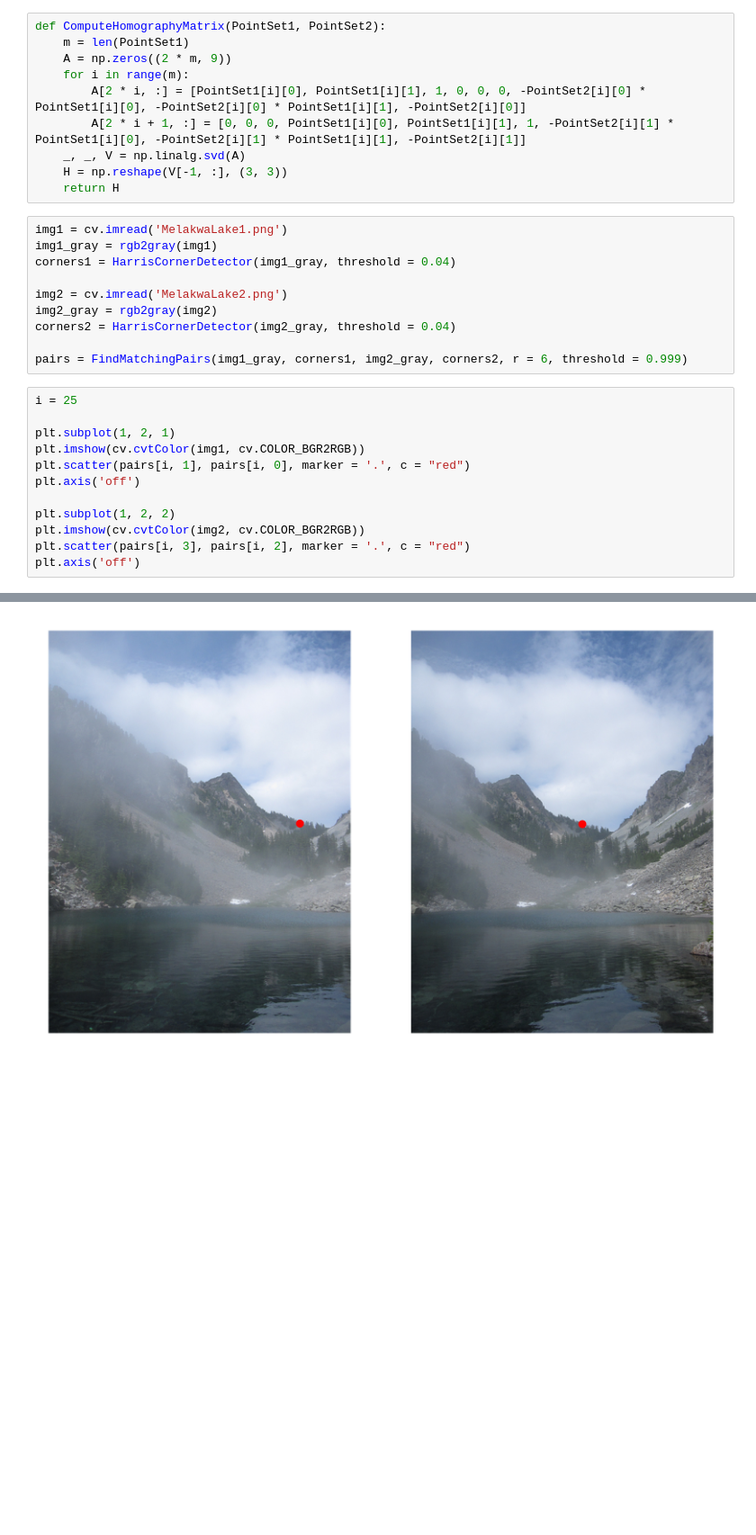
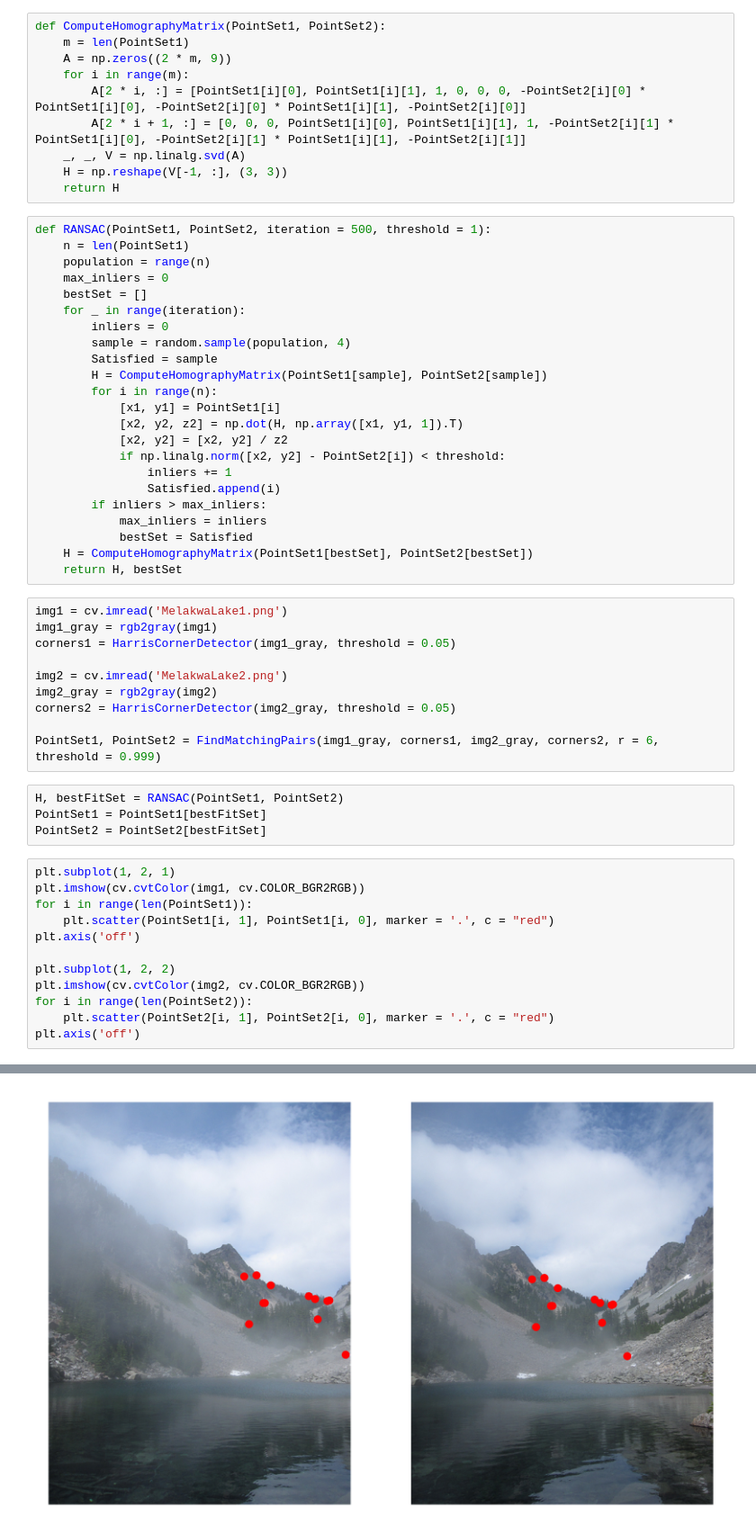
Before and after one commit to HuuNhatHuynh/Image-Stiching, a Jupyter notebook: panorama.ipynb, the cells around one changed output, grey strips where cells are left out. Shown at 90% size. Saved outputs shown, nothing was run; the diff lists cells and outputs as text; blank space fills up the shorter version.

```diff
--- a/panorama.ipynb
+++ b/panorama.ipynb
@@ -59,28 +63,55 @@ def ComputeHomographyMatrix(PointSet1, PointSet2):
     _, _, V = np.linalg.svd(A)
     H = np.reshape(V[-1, :], (3, 3))
     return H
+# %%
+def RANSAC(PointSet1, PointSet2, iteration = 500, threshold = 1):
+    n = len(PointSet1)
+    population = range(n)
+    max_inliers = 0
+    bestSet = []
+    for _ in range(iteration):
+        inliers = 0
+        sample = random.sample(population, 4)
+        Satisfied = sample
+        H = ComputeHomographyMatrix(PointSet1[sample], PointSet2[sample])
+        for i in range(n):
+            [x1, y1] = PointSet1[i]
+            [x2, y2, z2] = np.dot(H, np.array([x1, y1, 1]).T)
+            [x2, y2] = [x2, y2] / z2
+            if np.linalg.norm([x2, y2] - PointSet2[i]) < threshold:
+                inliers += 1
+                Satisfied.append(i)
+        if inliers > max_inliers:
+            max_inliers = inliers
+            bestSet = Satisfied
+    H = ComputeHomographyMatrix(PointSet1[bestSet], PointSet2[bestSet])
+    return H, bestSet
 # %%
 img1 = cv.imread('MelakwaLake1.png')
 img1_gray = rgb2gray(img1)
-corners1 = HarrisCornerDetector(img1_gray, threshold = 0.04)
+corners1 = HarrisCornerDetector(img1_gray, threshold = 0.05)
 
 img2 = cv.imread('MelakwaLake2.png')
 img2_gray = rgb2gray(img2)
-corners2 = HarrisCornerDetector(img2_gray, threshold = 0.04)
+corners2 = HarrisCornerDetector(img2_gray, threshold = 0.05)
 
-pairs = FindMatchingPairs(img1_gray, corners1, img2_gray, corners2, r = 6, threshold = 0.999)
+PointSet1, PointSet2 = FindMatchingPairs(img1_gray, corners1, img2_gray, corners2, r = 6, threshold = 0.999)
+# %%
+H, bestFitSet = RANSAC(PointSet1, PointSet2)
+PointSet1 = PointSet1[bestFitSet]
+PointSet2 = PointSet2[bestFitSet]
 # %%
-i = 25
-
 plt.subplot(1, 2, 1)
 plt.imshow(cv.cvtColor(img1, cv.COLOR_BGR2RGB))
-plt.scatter(pairs[i, 1], pairs[i, 0], marker = '.', c = "red")
+for i in range(len(PointSet1)):
+    plt.scatter(PointSet1[i, 1], PointSet1[i, 0], marker = '.', c = "red")
 plt.axis('off')
 
 plt.subplot(1, 2, 2)
 plt.imshow(cv.cvtColor(img2, cv.COLOR_BGR2RGB))
-plt.scatter(pairs[i, 3], pairs[i, 2], marker = '.', c = "red")
+for i in range(len(PointSet2)):
+    plt.scatter(PointSet2[i, 1], PointSet2[i, 0], marker = '.', c = "red")
 plt.axis('off')
 # %% [output]
 (-0.5, 443.5, 591.5, -0.5)
-[figure, old version]
+[figure, new version]
```
Also changed, not shown: parts of 2 cells of this notebook.
